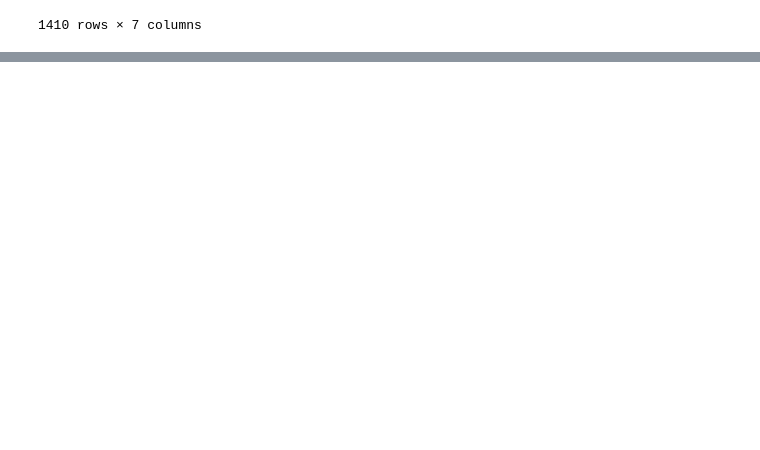
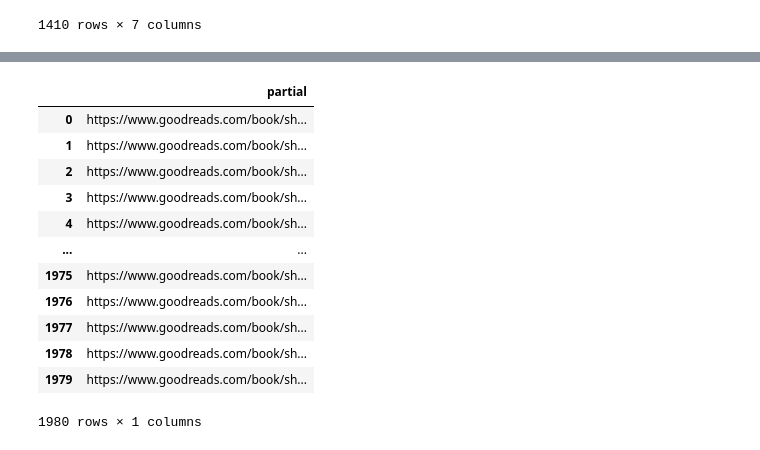
Before and after one commit to Booookkkkkssss/books_main, a Jupyter notebook: shawns_work/acquisition_round_2.ipynb, the cells around one changed output, grey strips where cells are left out. Drawn from its saved outputs; the diff is of its cells as text; code cells hidden in the pictures; blank space fills up the shorter version.

```diff
--- a/shawns_work/acquisition_round_2.ipynb
+++ b/shawns_work/acquisition_round_2.ipynb
@@ -198,0 +250,20 @@ https://www.goodreads.com/book/show/55361205-a-promised-land?from_search=true&fr
+# %%
+df2 = df2.rename(columns={0:'partial'})
+# %%
+df2['partial'] = base + df2['partial']
+# %%
+df2
+# %% [output]
+|  | partial |
+| 0 | https://www.goodreads.com/book/sh... |
+| 1 | https://www.goodreads.com/book/sh... |
+| 2 | https://www.goodreads.com/book/sh... |
+| 3 | https://www.goodreads.com/book/sh... |
+| 4 | https://www.goodreads.com/book/sh... |
+| ... | ... |
+| 1975 | https://www.goodreads.com/book/sh... |
+| 1976 | https://www.goodreads.com/book/sh... |
+| 1977 | https://www.goodreads.com/book/sh... |
+| 1978 | https://www.goodreads.com/book/sh... |
+| 1979 | https://www.goodreads.com/book/sh... |
+1980 rows × 1 columns
```
Also changed, not shown: parts of 50 cells of this notebook, 6 other files.
